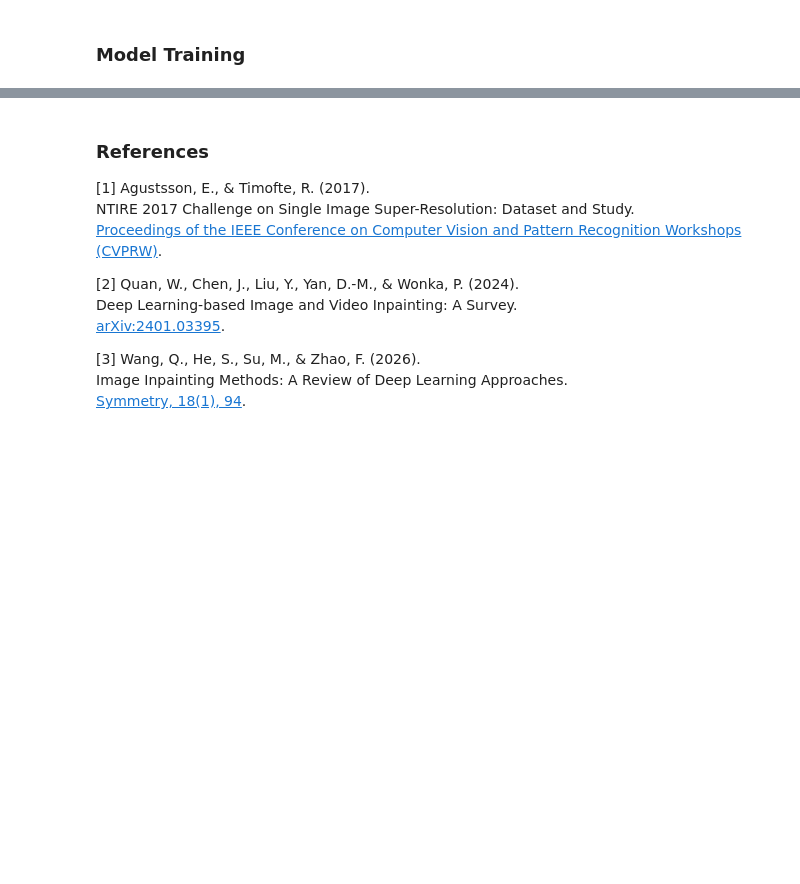
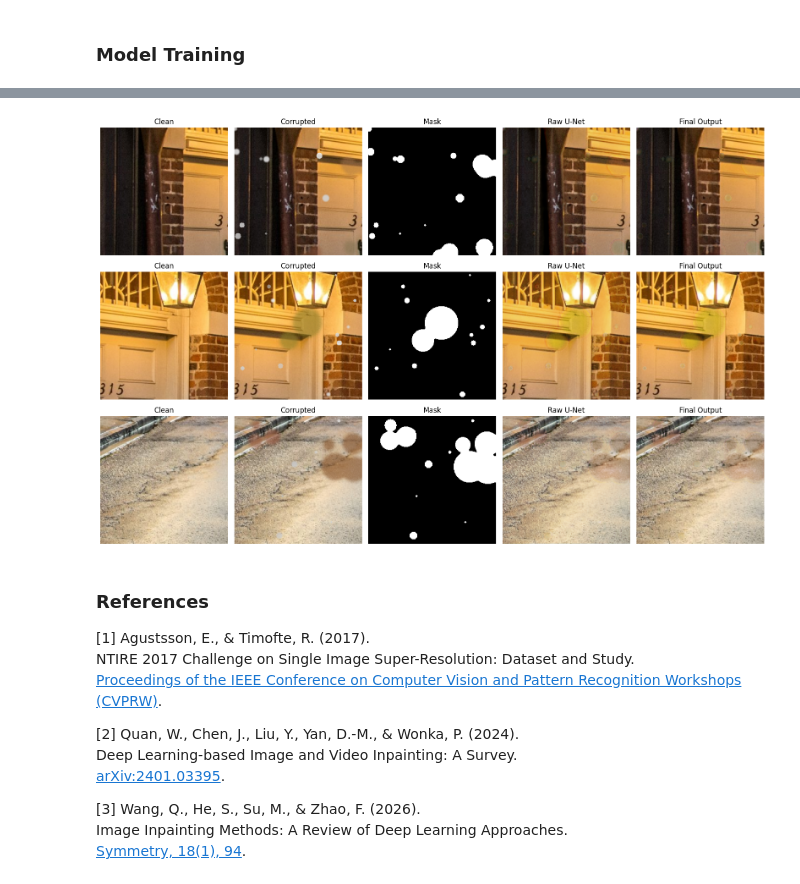
Before and after one commit to MaiaMarin/Dust-and-Stains-Removal-from-Images, a Jupyter notebook: Dust and Stains Removal from Images.ipynb, the cells around one changed output, grey strips where cells are left out. Cells and saved outputs as stored; diff of their text form; code cells hidden in the pictures; blank space fills up the shorter version.

Commit message:
updated model

```diff
--- a/Dust and Stains Removal from Images.ipynb
+++ b/Dust and Stains Removal from Images.ipynb
@@ -938,3 +866,66 @@ plt.show()
+# %%
+checkpoint = torch.load(best_model_path, map_location=device)
+
+model = SmallUNet(in_channels=4, out_channels=3).to(device)
+model.load_state_dict(checkpoint["model_state_dict"])
+model.eval()
+
+demo_py_rng = random.Random(seed + 600)
+demo_np_rng = np.random.default_rng(seed + 600)
+
+plt.figure(figsize=(16, 3.5 * len(demo_clean_patches)))
+
+for row, clean_patch in enumerate(demo_clean_patches):
+    clean_np = np.array(clean_patch.convert("RGB"))
+
+    corrupted_np, mask_np = add_artifacts(clean_np, demo_py_rng, demo_np_rng)
+
+    clean_tensor = torch.from_numpy(clean_np.astype(np.float32) / 255.0).permute(2, 0, 1)
+    corrupted_tensor = torch.from_numpy(corrupted_np.astype(np.float32) / 255.0).permute(2, 0, 1)
+    mask_tensor = torch.from_numpy(mask_np.astype(np.float32) / 255.0).unsqueeze(0)
+
+    model_input = torch.cat([corrupted_tensor, mask_tensor], dim=0).unsqueeze(0).to(device)
+
+    with torch.no_grad():
+        raw_restored = model(model_input).cpu().squeeze(0)
+
+    masked_restored = corrupted_tensor * (1 - mask_tensor) + raw_restored * mask_tensor
+
+    clean_img = clean_tensor.permute(1, 2, 0).numpy()
+    corrupted_img = corrupted_tensor.permute(1, 2, 0).numpy()
+    mask_img = mask_tensor.squeeze(0).numpy()
+    raw_img = raw_restored.permute(1, 2, 0).numpy()
+    masked_img = masked_restored.permute(1, 2, 0).numpy()
+
+    plt.subplot(len(demo_clean_patches), 5, row * 5 + 1)
+    plt.imshow(clean_img)
+    plt.title("Clean")
+    plt.axis("off")
+
+    plt.subplot(len(demo_clean_patches), 5, row * 5 + 2)
+    plt.imshow(corrupted_img)
+    plt.title("Corrupted")
+    plt.axis("off")
+
+    plt.subplot(len(demo_clean_patches), 5, row * 5 + 3)
+    plt.imshow(mask_img, cmap="gray")
+    plt.title("Mask")
+    plt.axis("off")
+
+    plt.subplot(len(demo_clean_patches), 5, row * 5 + 4)
+    plt.imshow(raw_img)
+    plt.title("Raw U-Net")
+    plt.axis("off")
+
+    plt.subplot(len(demo_clean_patches), 5, row * 5 + 5)
+    plt.imshow(masked_img)
+    plt.title("Final Output")
+    plt.axis("off")
+
+plt.tight_layout()
+plt.show()
+# %% [output]
+[figure, added]
 # %% [markdown]
 ### References
 
```
Also changed, not shown: parts of 11 cells of this notebook, 1 other file.
